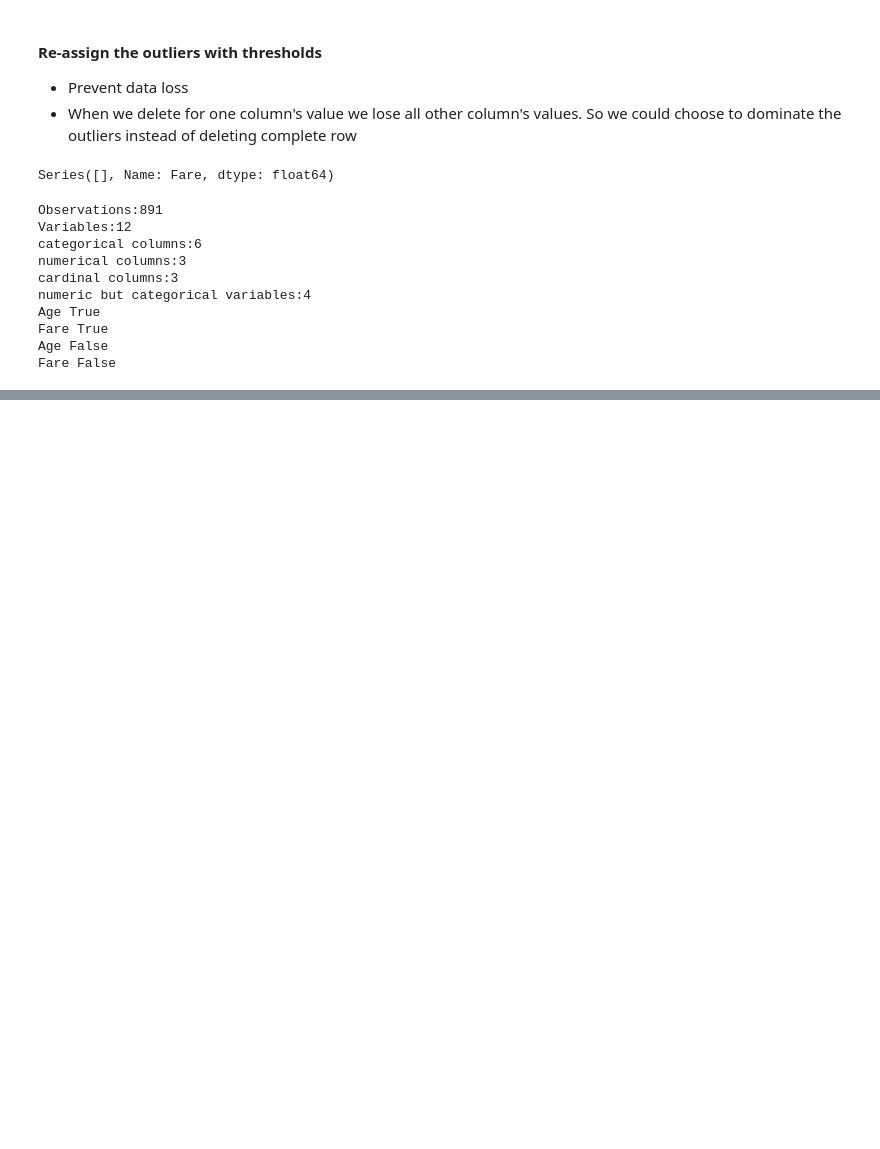
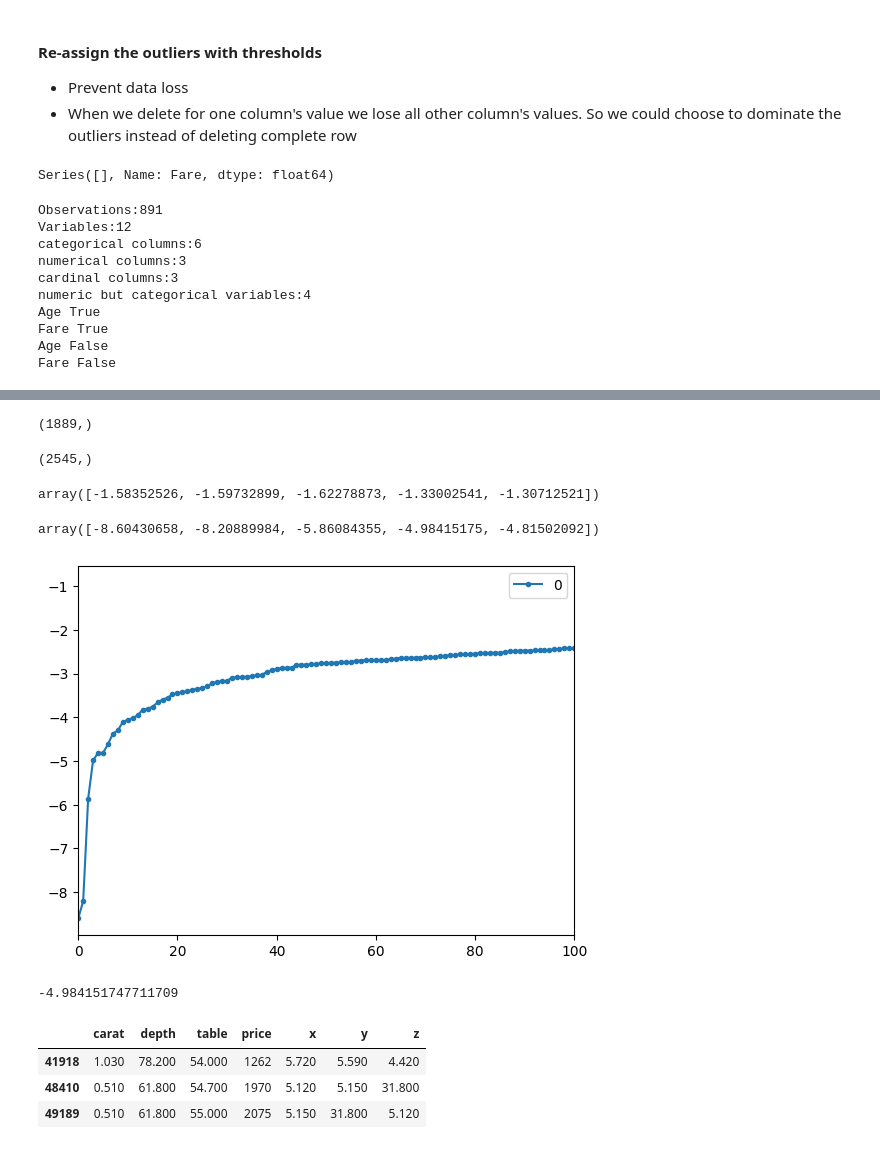
Before and after one commit to AslihanYoldas/feautre-engineering-course, a Jupyter notebook: handle_outliers.ipynb, the cells around one changed output, grey strips where cells are left out. Cells and saved outputs as stored; diff of their text form; code cells hidden in the pictures; blank space fills up the shorter version.

Commit message:
Added Lesson 6 |Multivariate Outlier Analysis (LOC)

```diff
--- a/handle_outliers.ipynb
+++ b/handle_outliers.ipynb
@@ -509,0 +525,9 @@ Fare False
+# %%
+## Example
+# Loading the dataser
+df = sns.load_dataset('diamonds')
+# Chosing only numerical variables
+df = df.select_dtypes(include=['float64','int64'])
+# Dropping missing values
+df = df.dropna()
+df.head()
@@ -509,0 +553,10 @@ Fare False
+# %%
+# Looking for outliers in carat variable
+get_outliers(df,'carat').shape
+# %% [output]
+(1889,)
+# %%
+# Looking for outliers in depth variable
+get_outliers(df,'depth').shape
+# %% [output]
+(2545,)
@@ -509,0 +570,35 @@ Fare False
+# %%
+# When we look just one variable there is too much variables
+# Lets look at the multivariate outliers, LOC
+# default neighbor value is 20
+clf = LocalOutlierFactor(n_neighbors=20)
+clf.fit_predict(df)
+# We use negative values because it is easier to read in elbow method
+# We just changed the sign instead of 1 it is -1
+df_scores = clf.negative_outlier_factor_
+# %%
+df_scores[0:5]
+# %% [output]
+array([-1.58352526, -1.59732899, -1.62278873, -1.33002541, -1.30712521])
+# %%
+# The ones closer the -1 is the best ones
+# The ones farther away from the -1 is the worsr ones
+np.sort(df_scores)[0:5]
+# %% [output]
+array([-8.60430658, -8.20889984, -5.86084355, -4.98415175, -4.81502092])
+# %%
+# How to choose threshold?
+# Elbow method
+# Where the slope change is last drastic in scores we can determine that as threshold
+# Where the last marginal change hapenned
+scores = pd.DataFrame(np.sort(df_scores))
+scores.plot(stacked=True, xlim=[0,100], style='.-')
+plt.show()
+# %% [output]
+[figure, added]
+# %%
+# I can chose the third score as the threshold because the last drastic change hapenned there
+th = np.sort(df_scores)[3]
+th
+# %% [output]
+-4.984151747711709
@@ -509,0 +609,11 @@ Fare False
+# %%
+# Using this threshold i can choose the outliers
+# 3 outliers found
+# When i look at the variables indivudally there were about two thousand outliers
+# But in  multivariate effect (LOC) there is only 3
+df[df_scores<th]
+# %% [output]
+|  | carat | depth | table | price | x | y | z |
+| 41918 | 1.030 | 78.200 | 54.000 | 1262 | 5.720 | 5.590 | 4.420 |
+| 48410 | 0.510 | 61.800 | 54.700 | 1970 | 5.120 | 5.150 | 31.800 |
+| 49189 | 0.510 | 61.800 | 55.000 | 2075 | 5.150 | 31.800 | 5.120 |
```
Also changed, not shown: parts of 11 cells of this notebook.
